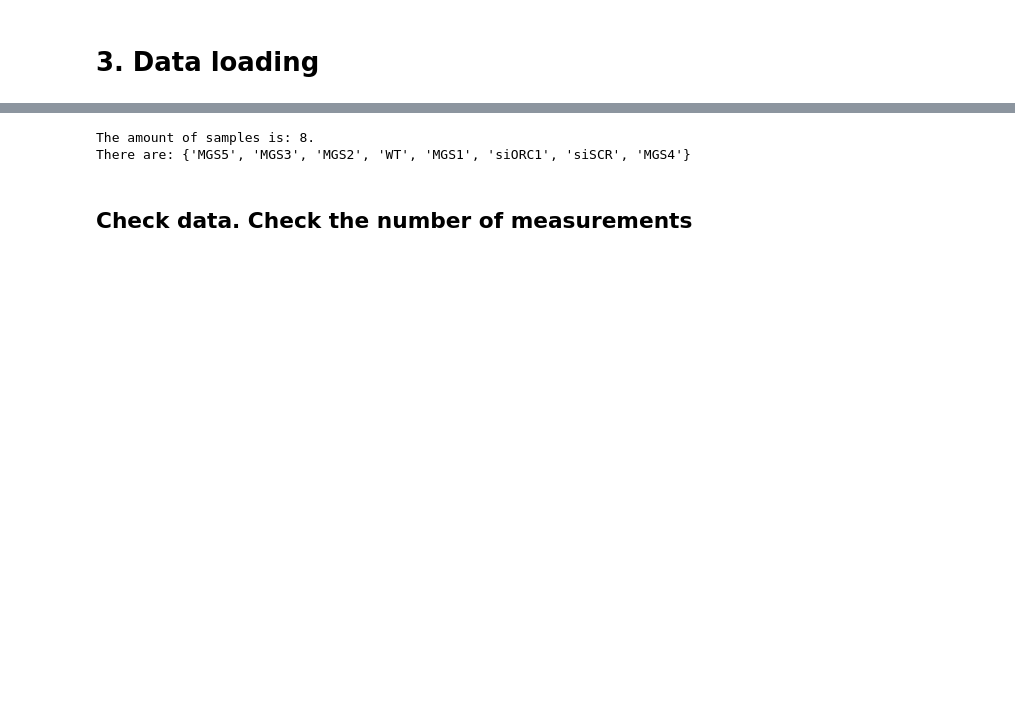
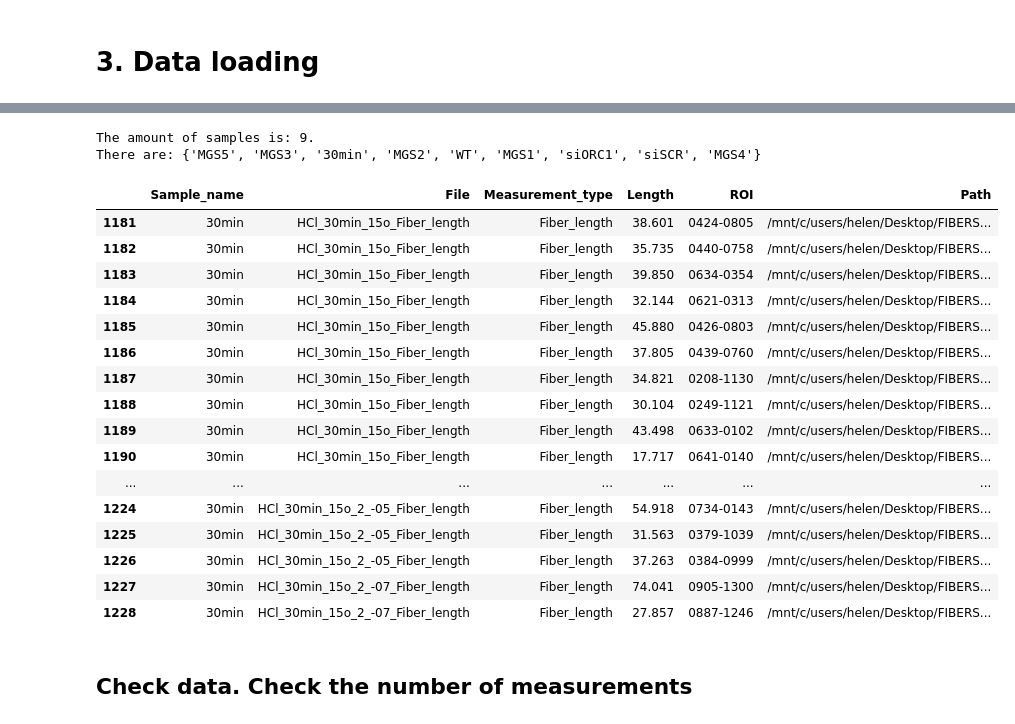
Before and after one commit to Lopatushka/DNA_fibers, a Jupyter notebook: data_agg.ipynb, the cells around one changed output, grey strips where cells are left out. Drawn from its saved outputs; the diff is of its cells as text; code cells hidden in the pictures; blank space fills up the shorter version.

```diff
--- a/data_agg.ipynb
+++ b/data_agg.ipynb
@@ -88,6 +88,10 @@ data['Sample_name'] = data['File'].apply(lambda x: x.split("_")[1].split("-")[0]
 
 data["Sample_name"] = data["Sample_name"].apply(
     lambda x: "WT" if "1h15min" in x else x
+)
+
+data["Sample_name"] = data["Sample_name"].apply(
+    lambda x: "WT" if "30min" in x else x
 )
 
 mask = (
@@ -109,8 +113,28 @@ sample_names = set(data["Sample_name"])
 print(f"The amount of samples is: {len(sample_names)}.")
 print(f"There are: {sample_names}")
 # %% [output]
-The amount of samples is: 8.
-There are: {'MGS5', 'MGS3', 'MGS2', 'WT', 'MGS1', 'siORC1', 'siSCR', 'MGS4'}
+The amount of samples is: 9.
+There are: {'MGS5', 'MGS3', '30min', 'MGS2', 'WT', 'MGS1', 'siORC1', 'siSCR', 'MGS4'}
+# %%
+data[data['Sample_name']=='30min']
+# %% [output]
+|  | Sample_name | File | Measurement_type | Length | ROI | Path |
+| 1181 | 30min | HCl_30min_15o_Fiber_length | Fiber_length | 38.601 | 0424-0805 | /mnt/c/users/helen/Desktop/FIBERS... |
+| 1182 | 30min | HCl_30min_15o_Fiber_length | Fiber_length | 35.735 | 0440-0758 | /mnt/c/users/helen/Desktop/FIBERS... |
+| 1183 | 30min | HCl_30min_15o_Fiber_length | Fiber_length | 39.850 | 0634-0354 | /mnt/c/users/helen/Desktop/FIBERS... |
+| 1184 | 30min | HCl_30min_15o_Fiber_length | Fiber_length | 32.144 | 0621-0313 | /mnt/c/users/helen/Desktop/FIBERS... |
+| 1185 | 30min | HCl_30min_15o_Fiber_length | Fiber_length | 45.880 | 0426-0803 | /mnt/c/users/helen/Desktop/FIBERS... |
+| 1186 | 30min | HCl_30min_15o_Fiber_length | Fiber_length | 37.805 | 0439-0760 | /mnt/c/users/helen/Desktop/FIBERS... |
+| 1187 | 30min | HCl_30min_15o_Fiber_length | Fiber_length | 34.821 | 0208-1130 | /mnt/c/users/helen/Desktop/FIBERS... |
+| 1188 | 30min | HCl_30min_15o_Fiber_length | Fiber_length | 30.104 | 0249-1121 | /mnt/c/users/helen/Desktop/FIBERS... |
+| 1189 | 30min | HCl_30min_15o_Fiber_length | Fiber_length | 43.498 | 0633-0102 | /mnt/c/users/helen/Desktop/FIBERS... |
+| 1190 | 30min | HCl_30min_15o_Fiber_length | Fiber_length | 17.717 | 0641-0140 | /mnt/c/users/helen/Desktop/FIBERS... |
+| ... | ... | ... | ... | ... | ... | ... |
+| 1224 | 30min | HCl_30min_15o_2_-05_Fiber_length | Fiber_length | 54.918 | 0734-0143 | /mnt/c/users/helen/Desktop/FIBERS... |
+| 1225 | 30min | HCl_30min_15o_2_-05_Fiber_length | Fiber_length | 31.563 | 0379-1039 | /mnt/c/users/helen/Desktop/FIBERS... |
+| 1226 | 30min | HCl_30min_15o_2_-05_Fiber_length | Fiber_length | 37.263 | 0384-0999 | /mnt/c/users/helen/Desktop/FIBERS... |
+| 1227 | 30min | HCl_30min_15o_2_-07_Fiber_length | Fiber_length | 74.041 | 0905-1300 | /mnt/c/users/helen/Desktop/FIBERS... |
+| 1228 | 30min | HCl_30min_15o_2_-07_Fiber_length | Fiber_length | 27.857 | 0887-1246 | /mnt/c/users/helen/Desktop/FIBERS... |
 # %%
 # Split data into 2 dataframes
 speed = data[data['Measurement_type']=='Fiber_length']
```
Also changed, not shown: parts of 8 cells of this notebook.
